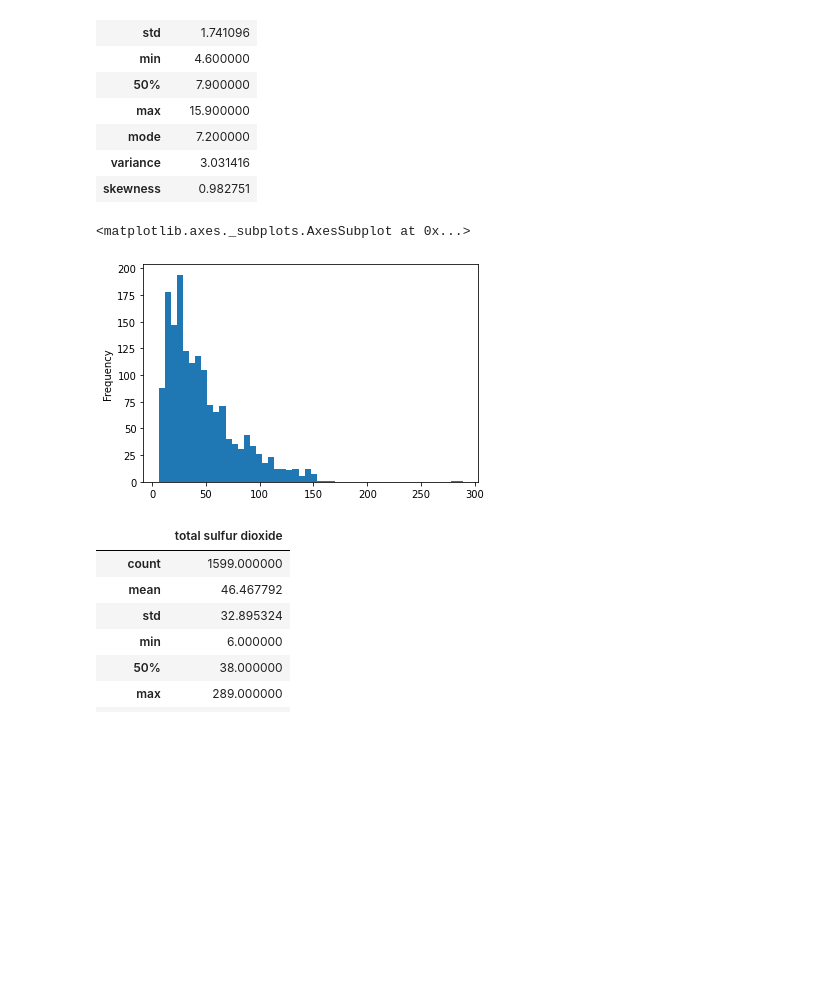
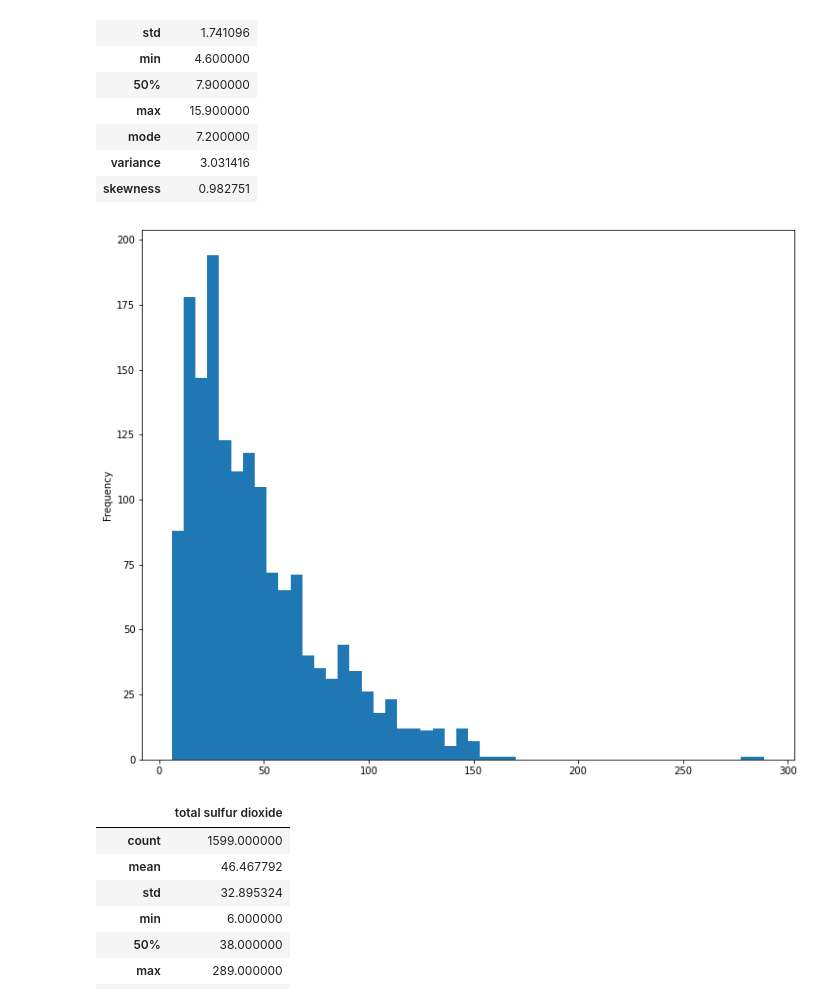
Before and after one commit to Vaisakh-Babu/pandas_practice, a Jupyter notebook: Red_wine.ipynb, the cells around one changed output. Cells and saved outputs as stored; diff of their text form; code cells hidden in the pictures; blank space fills up the shorter version.

```diff
--- a/Red_wine.ipynb
+++ b/Red_wine.ipynb
@@ -130,10 +130,11 @@ des(df['fixed acidity'])
 | variance | 3.031416 |
 | skewness | 0.982751 |
 # %%
- df['total sulfur dioxide'].plot(kind = 'hist', bins = 50)
+plt.figure(figsize = (12,10))
+df['total sulfur dioxide'].plot(kind = 'hist', bins = 50)
+plt.show()
 # %% [output]
-<matplotlib.axes._subplots.AxesSubplot at 0x...>
-[figure, old version]
+[figure, new version]
 # %%
 des(df['total sulfur dioxide'])
 # %% [output]
```
Also changed, not shown: parts of 2 cells of this notebook.
